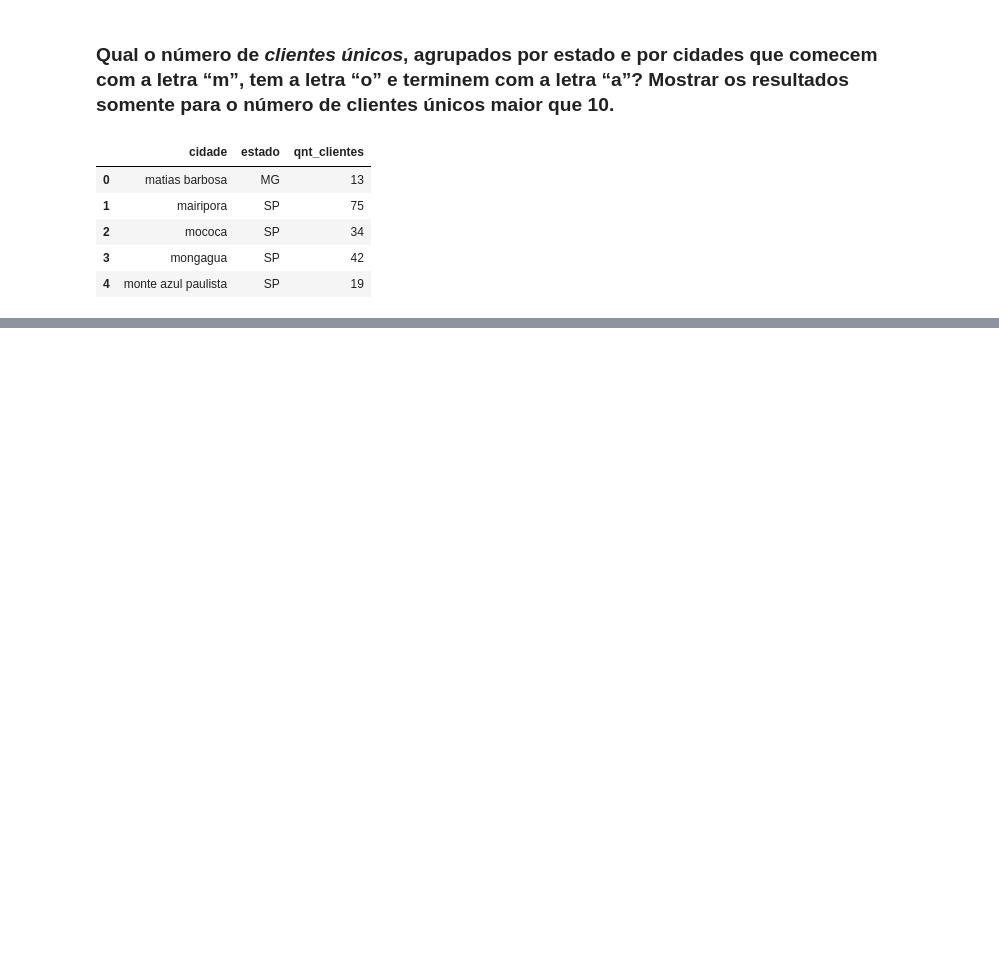
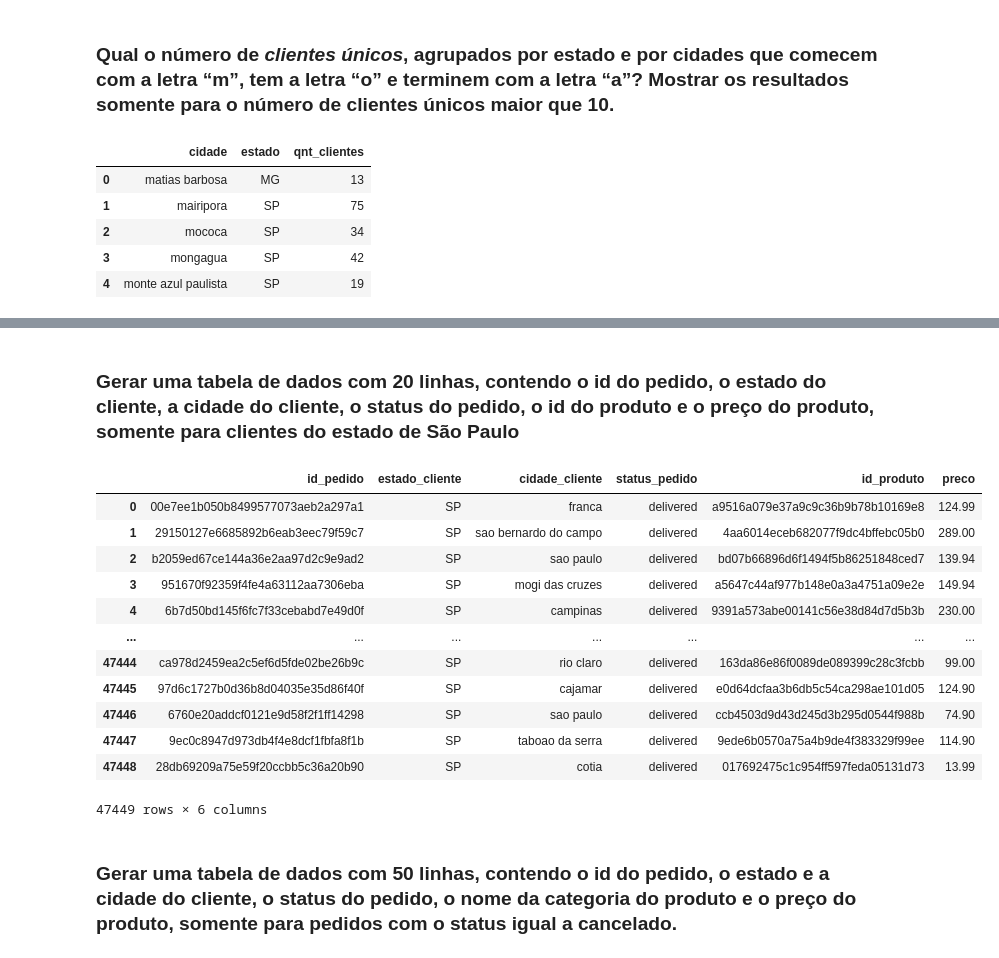
Before and after one commit to C41m/C41m-sql_ecommerce, a Jupyter notebook: sql.ipynb, the cells around one changed output, grey strips where cells are left out. Cells and saved outputs as stored; diff of their text form; code cells hidden in the pictures; blank space fills up the shorter version.

```diff
--- a/sql.ipynb
+++ b/sql.ipynb
@@ -1532,0 +1570,42 @@ display(df)
+# %% [markdown]
+### Gerar uma tabela de dados com 20 linhas, contendo o id do pedido, o estado do cliente, a cidade do cliente, o status do pedido, o id do produto e o preço do produto, somente para clientes do estado de São Paulo
+# %%
+cursor.execute(
+  """
+  SELECT
+    o.order_id AS id_pedido,
+    c.customer_state AS estado_cliente,
+    c.customer_city AS cidade_cliente,
+    o.order_status AS status_pedido,
+    oi.product_id AS id_produto,
+    oi.price AS preco
+  FROM
+    orders o
+    INNER JOIN customer c ON (o.customer_id = c.customer_id)
+    INNER JOIN order_items oi ON (o.order_id = oi.order_id)
+  WHERE
+    c.customer_state = "SP"
+  """
+)
+
+rows = cursor.fetchall()
+
+df = pd.DataFrame(rows, columns=["id_pedido", "estado_cliente", "cidade_cliente", "status_pedido", "id_produto", "preco"])
+
+display(df)
+# %% [output]
+|  | id_pedido | estado_cliente | cidade_cliente | status_pedido | id_produto | preco |
+| 0 | 00e7ee1b050b8499577073aeb2a297a1 | SP | franca | delivered | a9516a079e37a9c9c36b9b78b10169e8 | 124.99 |
+| 1 | 29150127e6685892b6eab3eec79f59c7 | SP | sao bernardo do campo | delivered | 4aa6014eceb682077f9dc4bffebc05b0 | 289.00 |
+| 2 | b2059ed67ce144a36e2aa97d2c9e9ad2 | SP | sao paulo | delivered | bd07b66896d6f1494f5b86251848ced7 | 139.94 |
+| 3 | 951670f92359f4fe4a63112aa7306eba | SP | mogi das cruzes | delivered | a5647c44af977b148e0a3a4751a09e2e | 149.94 |
+| 4 | 6b7d50bd145f6fc7f33cebabd7e49d0f | SP | campinas | delivered | 9391a573abe00141c56e38d84d7d5b3b | 230.00 |
+| ... | ... | ... | ... | ... | ... | ... |
+| 47444 | ca978d2459ea2c5ef6d5fde02be26b9c | SP | rio claro | delivered | 163da86e86f0089de089399c28c3fcbb | 99.00 |
+| 47445 | 97d6c1727b0d36b8d04035e35d86f40f | SP | cajamar | delivered | e0d64dcfaa3b6db5c54ca298ae101d05 | 124.90 |
+| 47446 | 6760e20addcf0121e9d58f2f1ff14298 | SP | sao paulo | delivered | ccb4503d9d43d245d3b295d0544f988b | 74.90 |
+| 47447 | 9ec0c8947d973db4f4e8dcf1fbfa8f1b | SP | taboao da serra | delivered | 9ede6b0570a75a4b9de4f383329f99ee | 114.90 |
+| 47448 | 28db69209a75e59f20ccbb5c36a20b90 | SP | cotia | delivered | 017692475c1c954ff597feda05131d73 | 13.99 |
+47449 rows × 6 columns
+# %% [markdown]
+### Gerar uma tabela de dados com 50 linhas, contendo o id do pedido, o estado e a cidade do cliente, o status do pedido, o nome da categoria do produto e o preço do produto, somente para pedidos com o status igual a cancelado.
```
Also changed, not shown: parts of 3 cells of this notebook, 1 other file.
